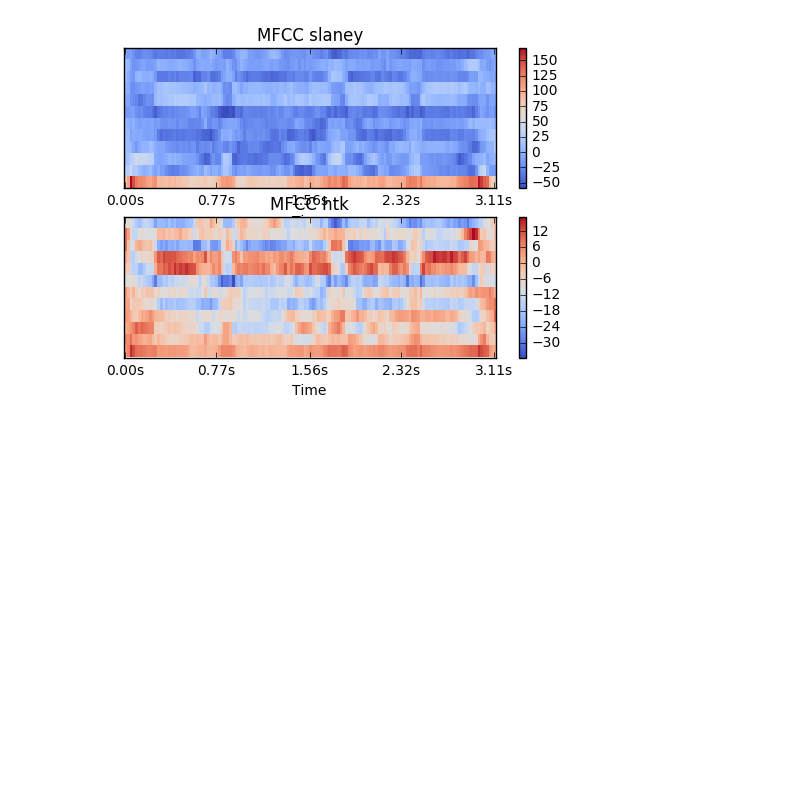
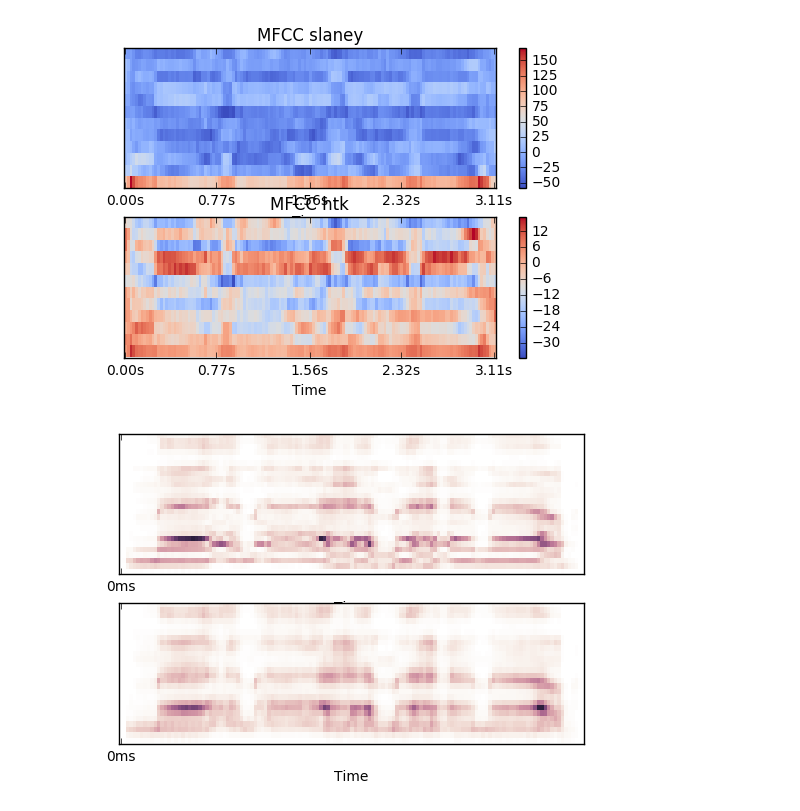
Before and after one commit to georgid/mfcc-htk-an-librosa, a Jupyter notebook: mfcc_parameters_comparison_essentia.ipynb, the cells around one changed output. Cells and saved outputs as stored; diff of their text form; code cells hidden in the pictures; blank space fills up the shorter version.

```diff
--- a/mfcc_parameters_comparison_essentia.ipynb
+++ b/mfcc_parameters_comparison_essentia.ipynb
@@ -7,11 +7,17 @@ import numpy as np
 
 filename = 'audio/vignesh.wav'
 fs = 44100
+
 audio = ess.MonoLoader(filename = filename,
                                           sampleRate = fs)()
 # dynamic range expansion as done in HTK implementation
 audio = audio*2**15
 
+
+NUM_BANDS  = 26
+DCT_TYPE = 2
+LIFTERING = 0
+NUM_MFCCs = 13
 
 hopSize = 1024
 frameSize = fftSize = 2048
@@ -34,7 +40,7 @@ mfcc_htk = ess.MFCC(inputSize = spectrumSize,
                         weighting = 'linear', # computation of filter weights done in Hz domain
                         highFrequencyBound = 8000, # corresponds to htk default
                         lowFrequencyBound = 0, # corresponds to htk default
-                        numberBands = 26, # corresponds to htk default  NUMCHANS = 26
+                        numberBands = NUM_BANDS, # corresponds to htk default  NUMCHANS = 26
                         numberCoefficients = 13,
                         normalize = 'unit_max', # htk filter normaliation to have constant height = 1
                         dctType = 3, # htk uses DCT type III
@@ -102,0 +107,31 @@ plt.show()
+# %%
+#### comparison inverse MFCC
+#### taken from https://github.com/MTG/essentia/blob/master/src/examples/tutorial/example_inverse_mfccs.py
+idct = ess.IDCT(inputSize=NUM_MFCCs,
+                outputSize=NUM_BANDS,
+                dctType = 3,
+                liftering = 22)
+
+
+all_melbands_smoothed = []
+for frame in ess.FrameGenerator(audio, frameSize = frameSize, hopSize = hopSize):
+		spect = spectrum(w(frame))
+		melbands, mfcc_coeffs = mfcc_htk(spect)
+		melbands_smoothed = np.exp(idct(mfcc_coeffs[:])) # inverse the log taken in MFCC computation
+		all_melbands_smoothed.append(melbands_smoothed)
+# %%
+#### plot mel bands and inverted smoothed mel bands
+
+import librosa
+
+mel_bands = essentia.array(mel_bands_htk).T
+plt.subplot(2, 1, 1)
+librosa.display.specshow(mel_bands, sr=44100, hop_length=hopSize, x_axis='time', n_xticks=1)
+
+mel_bands = essentia.array(all_melbands_smoothed).T
+plt.subplot(2, 1, 2)
+librosa.display.specshow(mel_bands, sr=44100, hop_length=hopSize, x_axis='time', n_xticks=1)
+
+plt.show()
+# %% [output]
+[figure, added]
```
Also changed, not shown: parts of 2 cells of this notebook, 1 other file.
